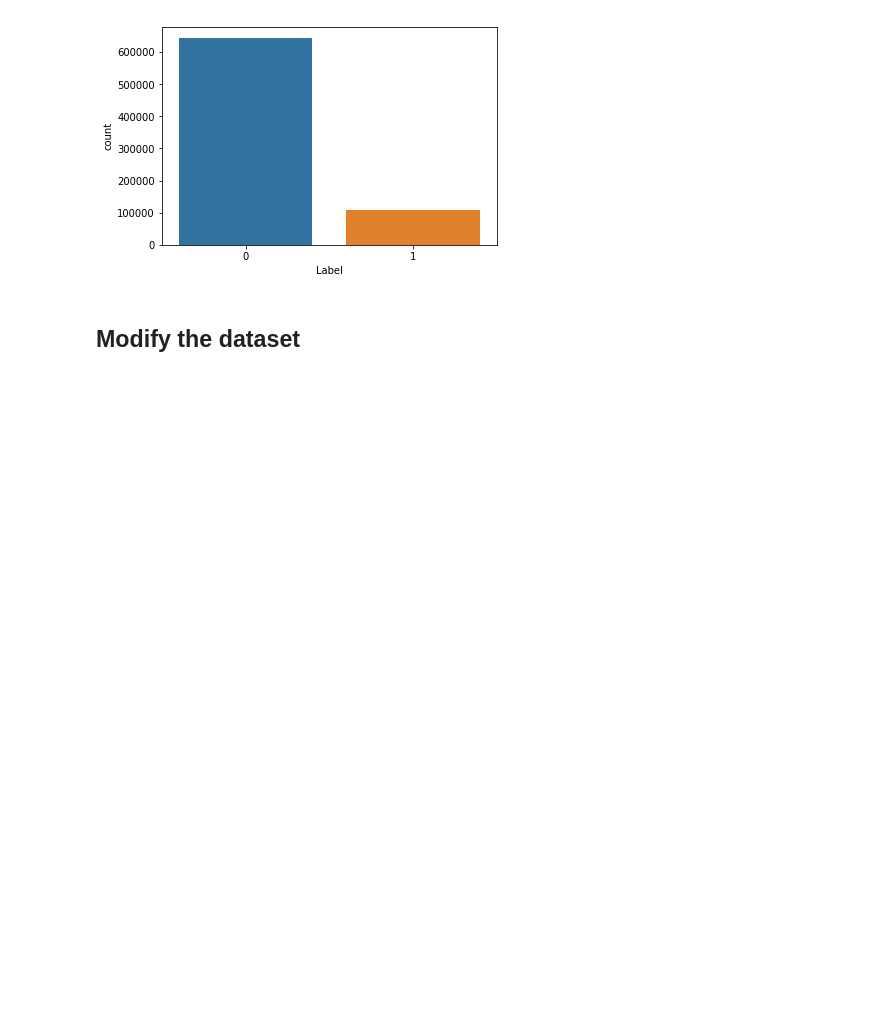
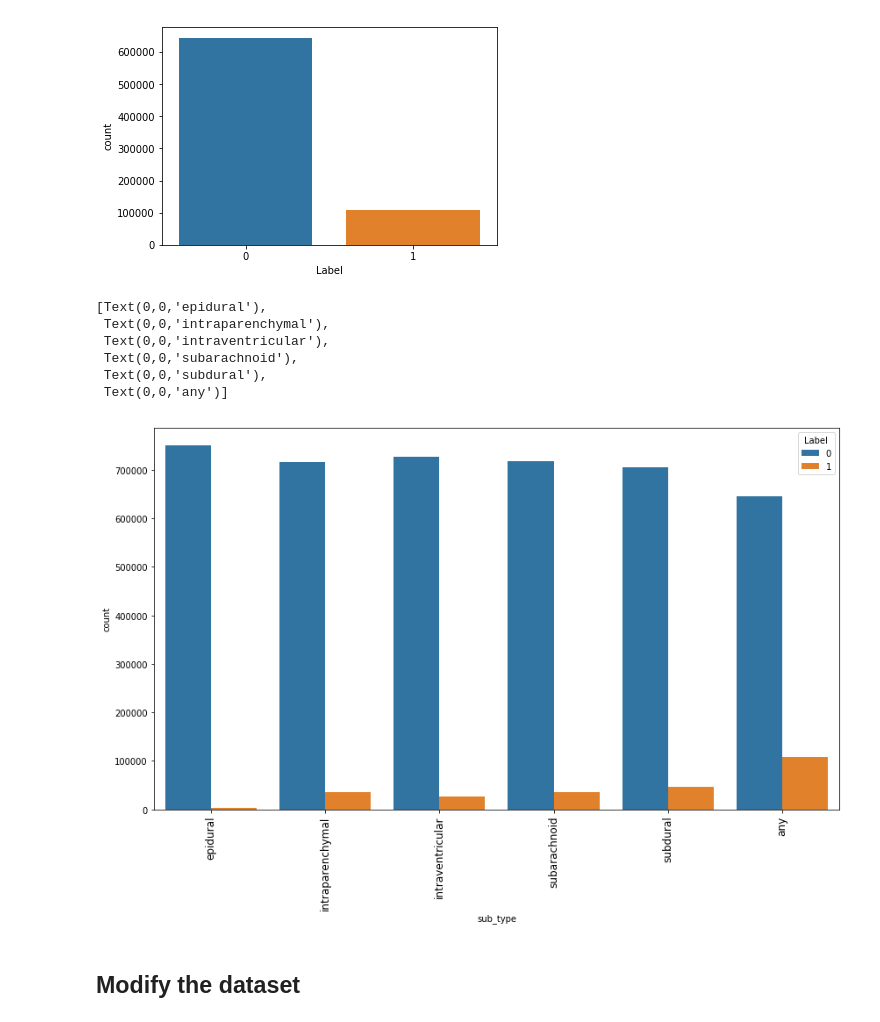
Before and after one commit to sara-kassani/RSNA-Hemorrhage-Detection, a Jupyter notebook: RSNA_Hemorrhage_EDA_01.ipynb, the cells around one changed output. Cells and saved outputs as stored; diff of their text form; code cells hidden in the pictures; blank space fills up the shorter version.

```diff
--- a/RSNA_Hemorrhage_EDA_01.ipynb
+++ b/RSNA_Hemorrhage_EDA_01.ipynb
@@ -139,6 +139,19 @@ sns.countplot( x = "Label", data = train_df[train_df["sub_type"] == "any"])
 # %% [output]
 <matplotlib.axes._subplots.AxesSubplot at 0x...>
 [figure]
+# %%
+plt.figure(figsize = (14,8))
+ax = plt.gca()
+ax = sns.countplot(x = "sub_type", hue = "Label", data = (train_df))
+ax.set_xticklabels(ax.get_xticklabels(), rotation = 90, fontsize = 12)
+# %% [output]
+[Text(0,0,'epidural'),
+ Text(0,0,'intraparenchymal'),
+ Text(0,0,'intraventricular'),
+ Text(0,0,'subarachnoid'),
+ Text(0,0,'subdural'),
+ Text(0,0,'any')]
+[figure, added]
 # %% [markdown]
 ## Modify the dataset
 # %%
```
Also changed, not shown: parts of 2 cells of this notebook.
